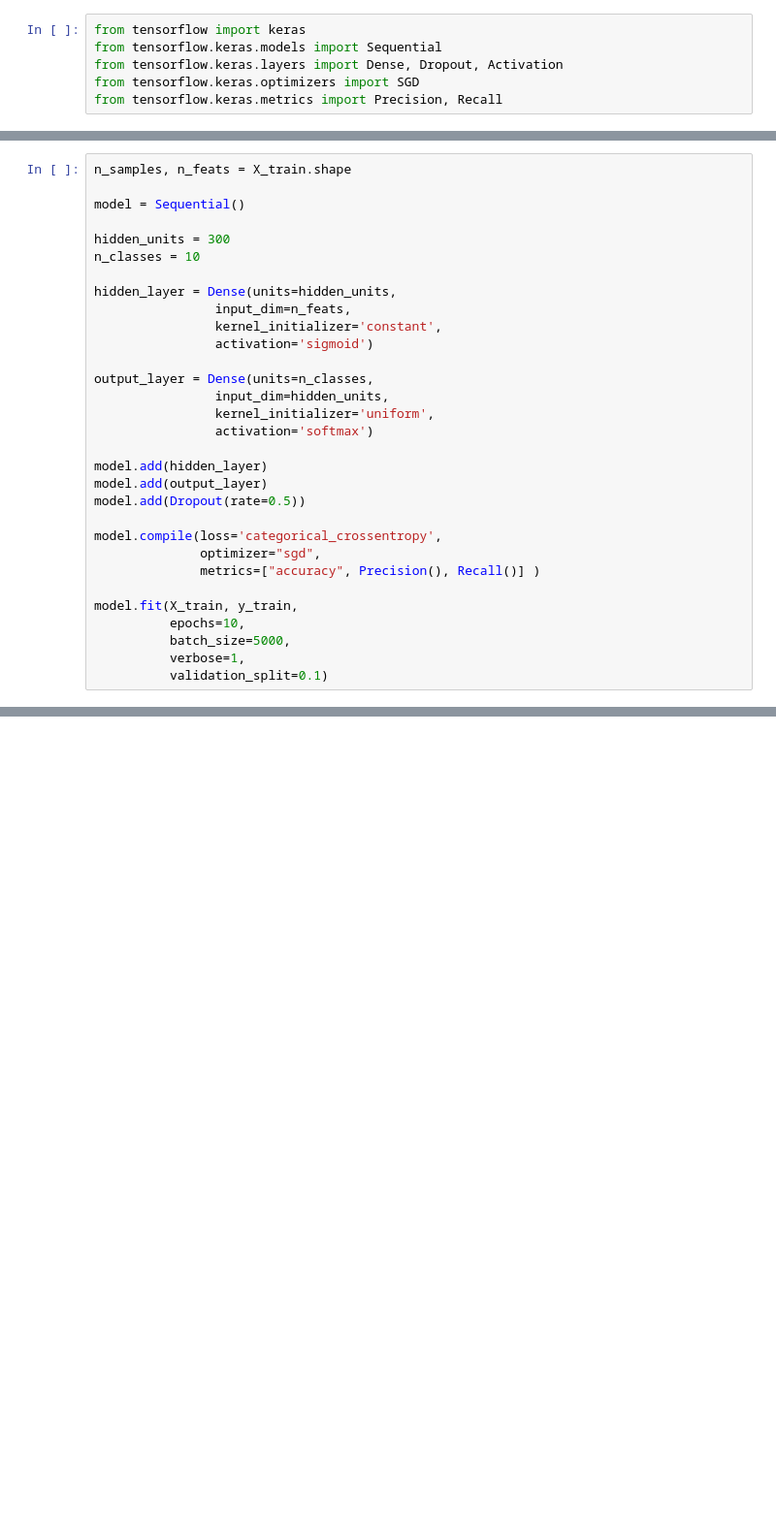
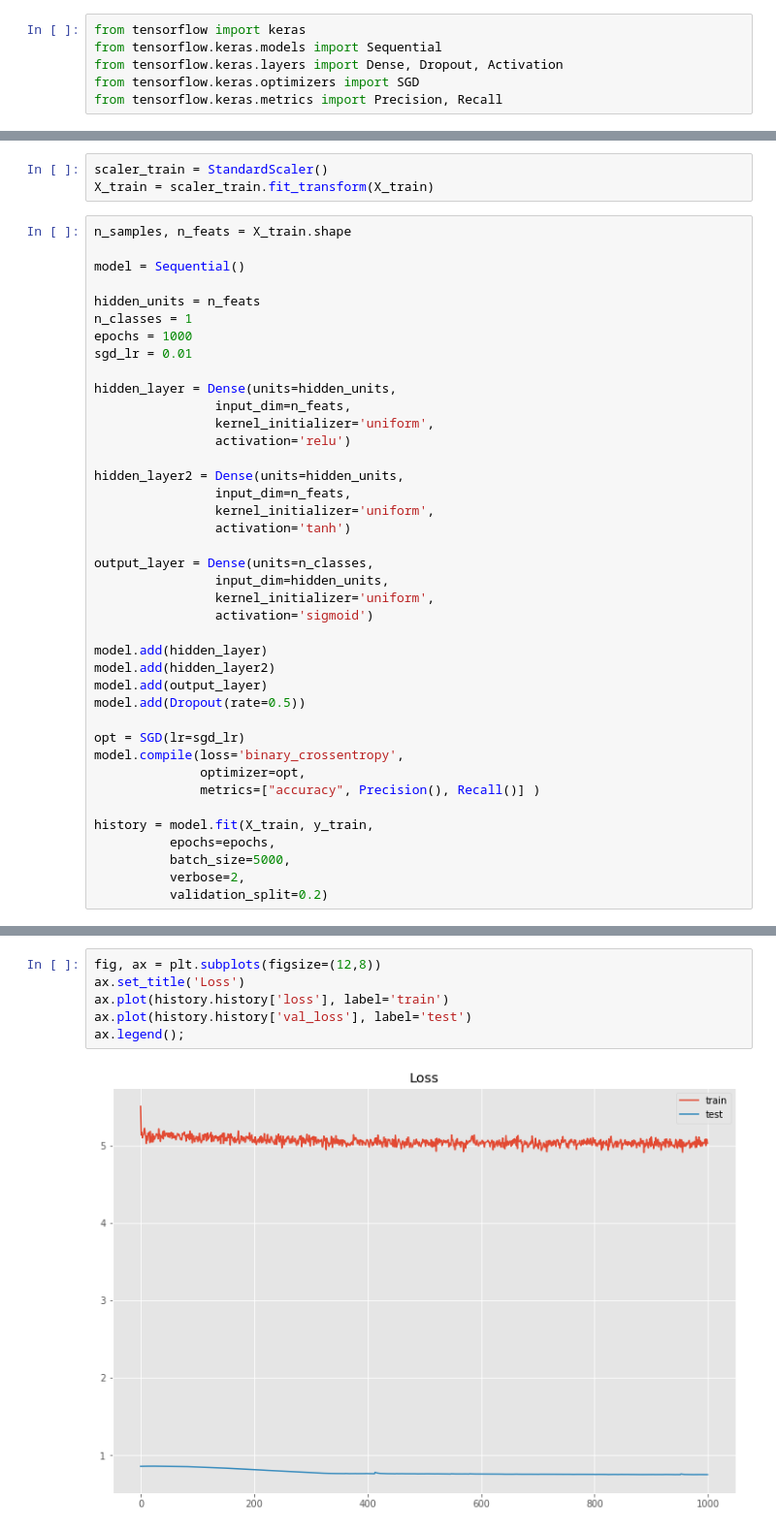
Before and after one commit to mkpetterson/ride-share-churn, a Jupyter notebook: neural_network.ipynb, the cells around one changed output, grey strips where cells are left out. Shown: that part at 97% size. Saved outputs shown, nothing was run; the diff lists cells and outputs as text; blank space fills up the shorter version.

```diff
--- a/neural_network.ipynb
+++ b/neural_network.ipynb
@@ -54,31 +90,43 @@ print(X_train.shape, X_test.shape, y_train.shape, y_test.shape)
+# %%
+scaler_train = StandardScaler()
+X_train = scaler_train.fit_transform(X_train)
 # %%
 n_samples, n_feats = X_train.shape
 
 model = Sequential()
 
-hidden_units = 300
-n_classes = 10
+hidden_units = n_feats
+n_classes = 1
+epochs = 1000
+sgd_lr = 0.01
 
 hidden_layer = Dense(units=hidden_units,
                 input_dim=n_feats,
-                kernel_initializer='constant',
-                activation='sigmoid')
+                kernel_initializer='uniform',
+                activation='relu')
+
+hidden_layer2 = Dense(units=hidden_units,
+                input_dim=n_feats,
+                kernel_initializer='uniform',
+                activation='tanh')
 
 output_layer = Dense(units=n_classes,
                 input_dim=hidden_units,
                 kernel_initializer='uniform',
-                activation='softmax')
+                activation='sigmoid')
 
 model.add(hidden_layer)
+model.add(hidden_layer2)
 model.add(output_layer)
 model.add(Dropout(rate=0.5))
 
-model.compile(loss='categorical_crossentropy',
-              optimizer="sgd",
+opt = SGD(lr=sgd_lr)
+model.compile(loss='binary_crossentropy',
+              optimizer=opt,
               metrics=["accuracy", Precision(), Recall()] )
 
-model.fit(X_train, y_train,
-          epochs=10,
+history = model.fit(X_train, y_train,
+          epochs=epochs,
           batch_size=5000,
-          verbose=1,
-          validation_split=0.1)
+          verbose=2,
+          validation_split=0.2)
@@ -84,0 +151,8 @@ model.fit(X_train, y_train,
+# %%
+fig, ax = plt.subplots(figsize=(12,8))
+ax.set_title('Loss')
+ax.plot(history.history['loss'], label='train')
+ax.plot(history.history['val_loss'], label='test')
+ax.legend();
+# %% [output]
+[figure, added]
```
Also changed, not shown: parts of 9 cells of this notebook, 6 other files.
